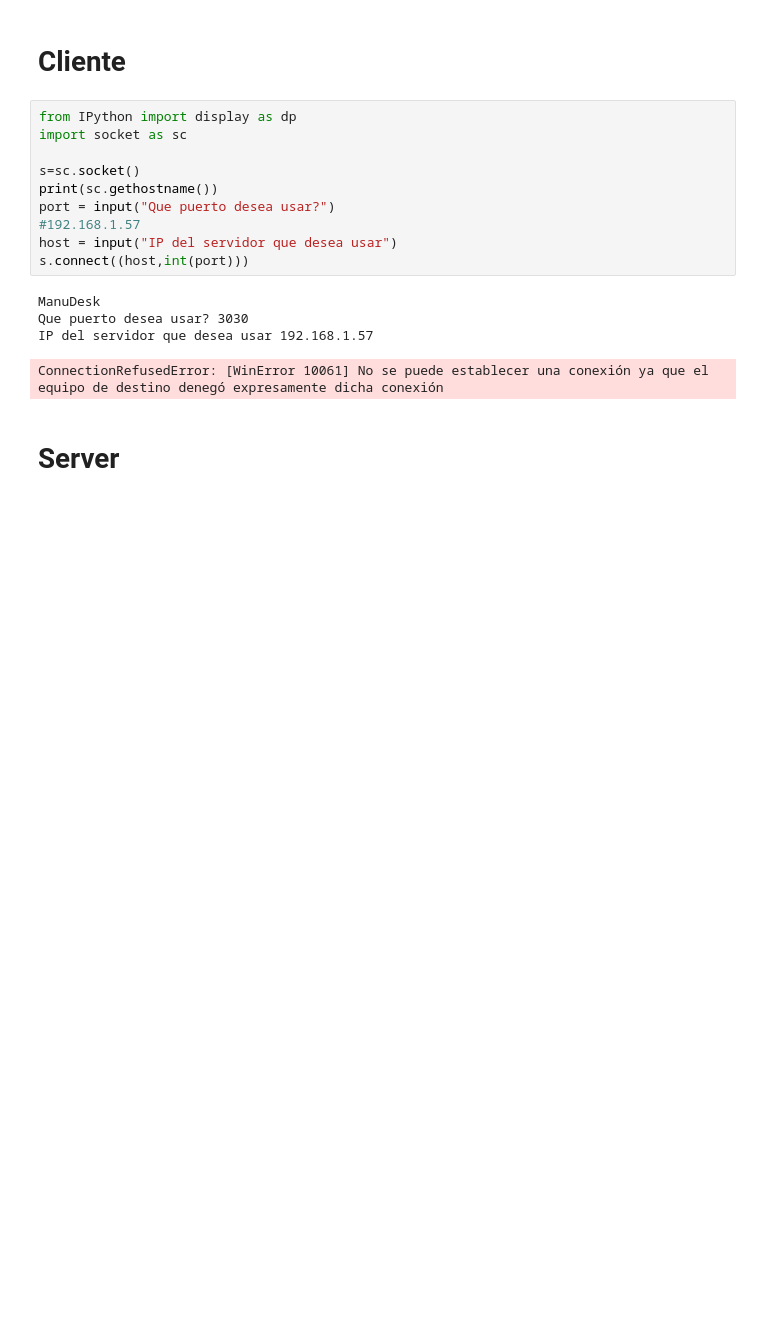
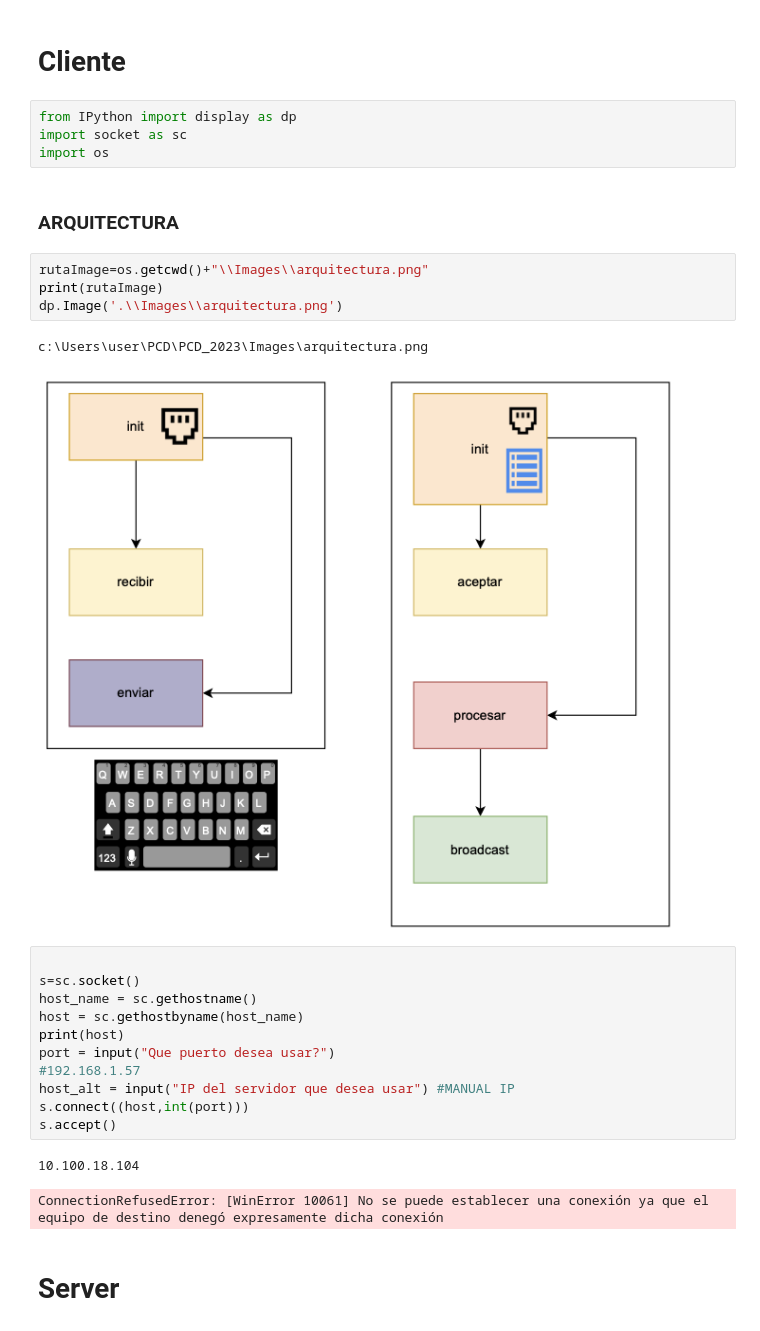
Before and after one commit to manu222/PCD_2023, a Jupyter notebook: sockets.ipynb, the cells around one changed output. Saved outputs shown, nothing was run; the diff lists cells and outputs as text; blank space fills up the shorter version.

```diff
--- a/sockets.ipynb
+++ b/sockets.ipynb
@@ -2,20 +2,32 @@
 ## SOCKETS (communication btw 2 independent programs)
 # %% [markdown]
 # Cliente
+# %%
+from IPython import display as dp
+import socket as sc
+import os
+# %% [markdown]
+### ARQUITECTURA
+# %%
+rutaImage=os.getcwd()+"\\Images\\arquitectura.png"
+print(rutaImage)
+dp.Image('.\\Images\\arquitectura.png')
+# %% [output]
+c:\Users\user\PCD\PCD_2023\Images\arquitectura.png
+[figure, added]
 # %%
-from IPython import display as dp
-import socket as sc
 
 s=sc.socket()
-print(sc.gethostname())
+host_name = sc.gethostname()
+host = sc.gethostbyname(host_name)
+print(host)
 port = input("Que puerto desea usar?")
 #192.168.1.57
-host = input("IP del servidor que desea usar")
+host_alt = input("IP del servidor que desea usar") #MANUAL IP
 s.connect((host,int(port)))
+s.accept()
 # %% [output]
-ManuDesk
-Que puerto desea usar? 3030
-IP del servidor que desea usar 192.168.1.57
+10.100.18.104
 ConnectionRefusedError: [WinError 10061] No se puede establecer una conexión ya que el equipo de destino denegó expresamente dicha conexión
 # %% [markdown]
 # Server
```
Also changed, not shown: parts of 1 cell of this notebook, 3 other files.
